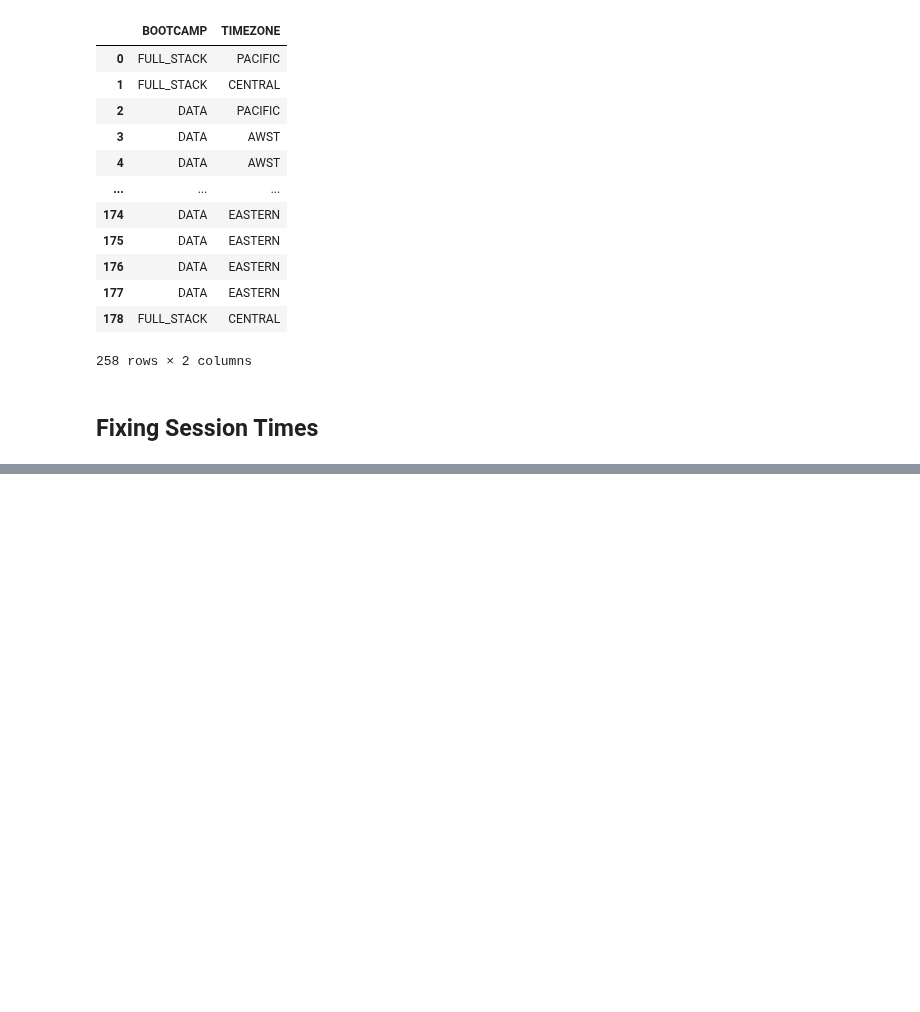
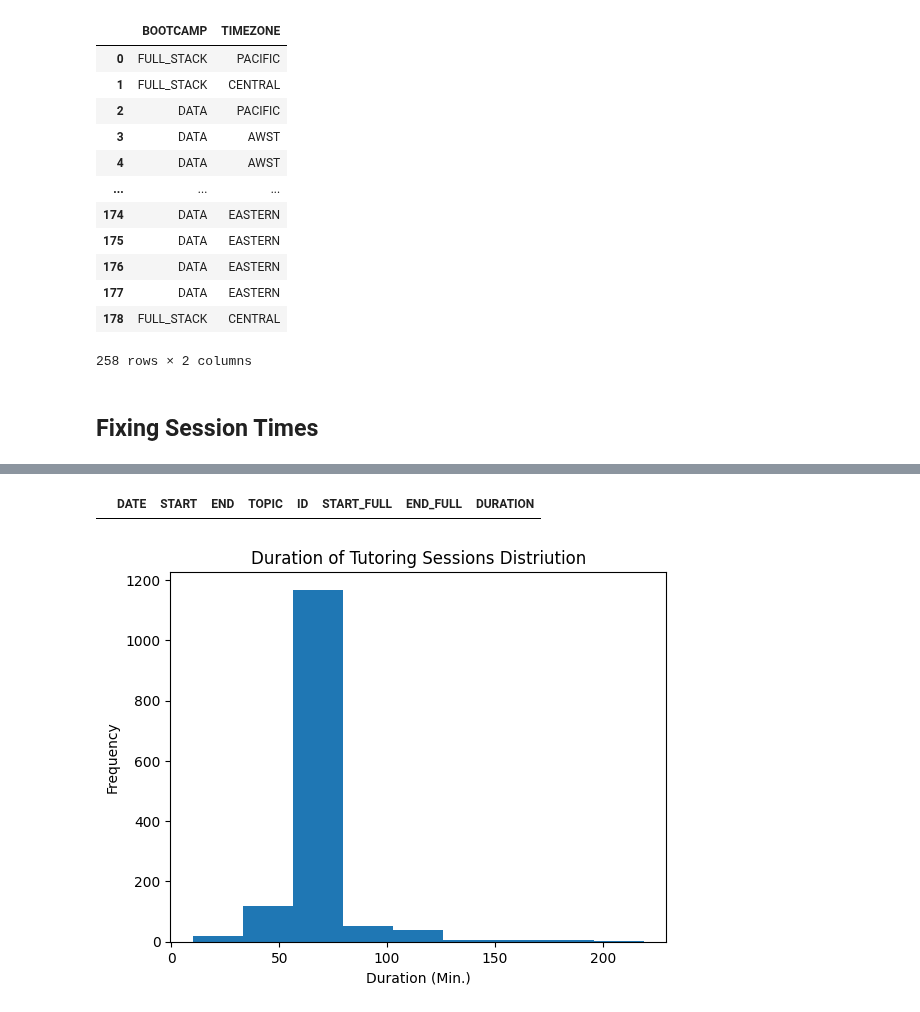
Before and after one commit to de-mark/tutoring_dashboard, a Jupyter notebook: assets/data/data_cleaning.ipynb, the cells around one changed output, grey strips where cells are left out. Saved outputs shown, nothing was run; the diff lists cells and outputs as text; code cells hidden in the pictures; blank space fills up the shorter version.

```diff
--- a/assets/data/data_cleaning.ipynb
+++ b/assets/data/data_cleaning.ipynb
@@ -227,0 +290,14 @@ Length: 1418, dtype: float64
+# %%
+# Ensuring that there's no sessions here that 0 minutes or less (as this would imply an error in the start / end hour)
+past_sessions.loc[past_sessions.DURATION <= 0]
+# %% [output]
+|  | DATE | START | END | TOPIC | ID | START_FULL | END_FULL | DURATION |
+# %%
+# Also checking the distribution of sessions to make sure that data is gathered around
+# the 60 minute point since a standard session is 50 minutes
+past_sessions.DURATION.plot.hist(bins=9)
+plt.title("Duration of Tutoring Sessions Distriution")
+plt.xlabel("Duration (Min.)")
+plt.show()
+# %% [output]
+[figure, added]
```
Also changed, not shown: parts of 5 cells of this notebook.
